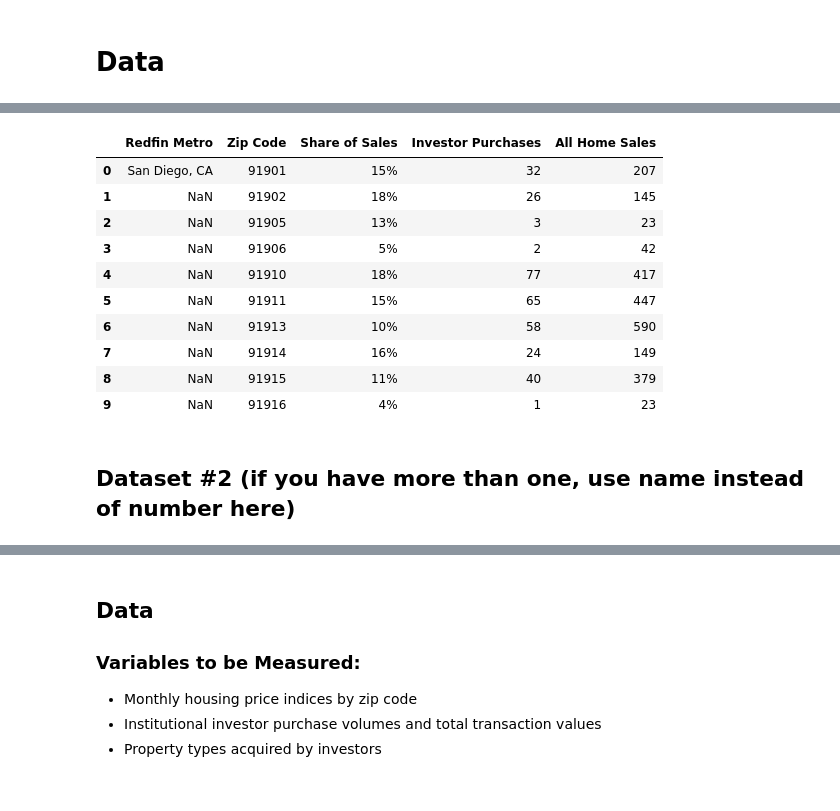
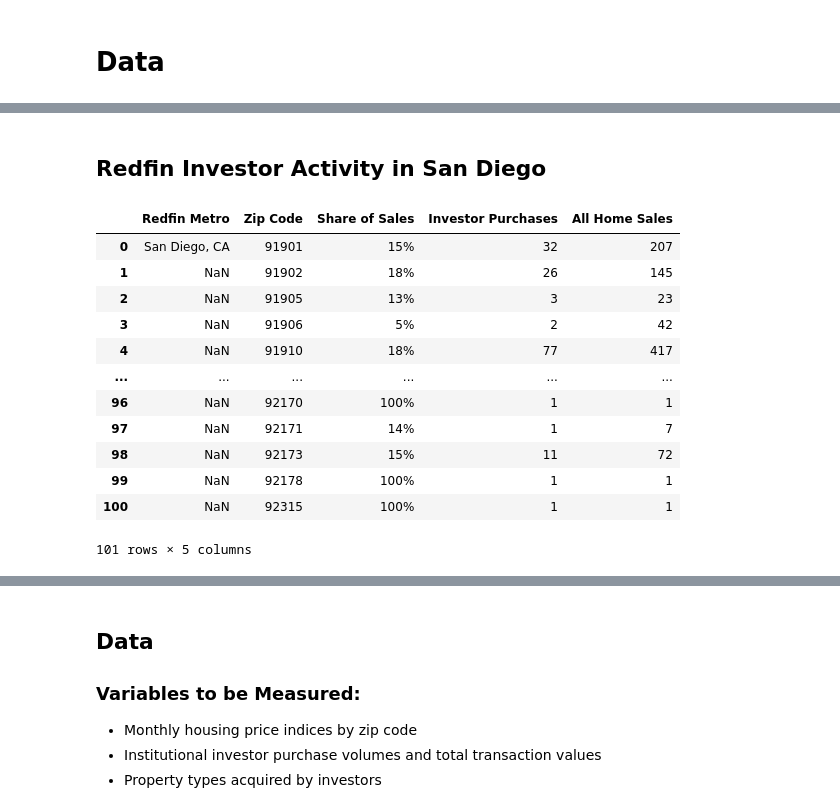
Before and after one commit to rangelrichard/investor_impact, a Jupyter notebook: DataCheckpoint_Group171_WI25.ipynb, the cells around one changed output, grey strips where cells are left out. Drawn from its saved outputs; the diff is of its cells as text; code cells hidden in the pictures.

```diff
--- a/DataCheckpoint_Group171_WI25.ipynb
+++ b/DataCheckpoint_Group171_WI25.ipynb
@@ -67,21 +65,24 @@ If you plan to use multiple datasets, add a few sentences about how you plan to
+# %% [markdown]
+## Redfin Investor Activity in San Diego
 # %%
 ## YOUR CODE TO LOAD/CLEAN/TIDY/WRANGLE THE DATA GOES HERE
 ## FEEL FREE TO ADD MULTIPLE CELLS PER SECTION
 import pandas as pd
 import numpy as np
 redfin = pd.read_csv('https://docs.google.com/spreadsheets/d/e/2PACX-1vSE6CqRxuF2BT8dagvZcjvXvmMd0WfO5blJ60jIWcebwYdQZsELeAPxrKKiF3vTIVQ81-iIgDybYAeF/pub?gid=1006899554&single=true&output=csv')
-redfin.head(10)
+redfin.shape
+redfin
 # %% [output]
 |  | Redfin Metro | Zip Code | Share of Sales | Investor Purchases | All Home Sales |
 | 0 | San Diego, CA | 91901 | 15% | 32 | 207 |
 | 1 | NaN | 91902 | 18% | 26 | 145 |
 | 2 | NaN | 91905 | 13% | 3 | 23 |
 | 3 | NaN | 91906 | 5% | 2 | 42 |
 | 4 | NaN | 91910 | 18% | 77 | 417 |
-| 5 | NaN | 91911 | 15% | 65 | 447 |
-| 6 | NaN | 91913 | 10% | 58 | 590 |
-| 7 | NaN | 91914 | 16% | 24 | 149 |
-| 8 | NaN | 91915 | 11% | 40 | 379 |
-| 9 | NaN | 91916 | 4% | 1 | 23 |
+| ... | ... | ... | ... | ... | ... |
+| 96 | NaN | 92170 | 100% | 1 | 1 |
+| 97 | NaN | 92171 | 14% | 1 | 7 |
+| 98 | NaN | 92173 | 15% | 11 | 72 |
+| 99 | NaN | 92178 | 100% | 1 | 1 |
+| 100 | NaN | 92315 | 100% | 1 | 1 |
+101 rows × 5 columns
-# %% [markdown]
-## Dataset #2 (if you have more than one, use name instead of number here)
```
Also changed, not shown: parts of 6 cells of this notebook.
